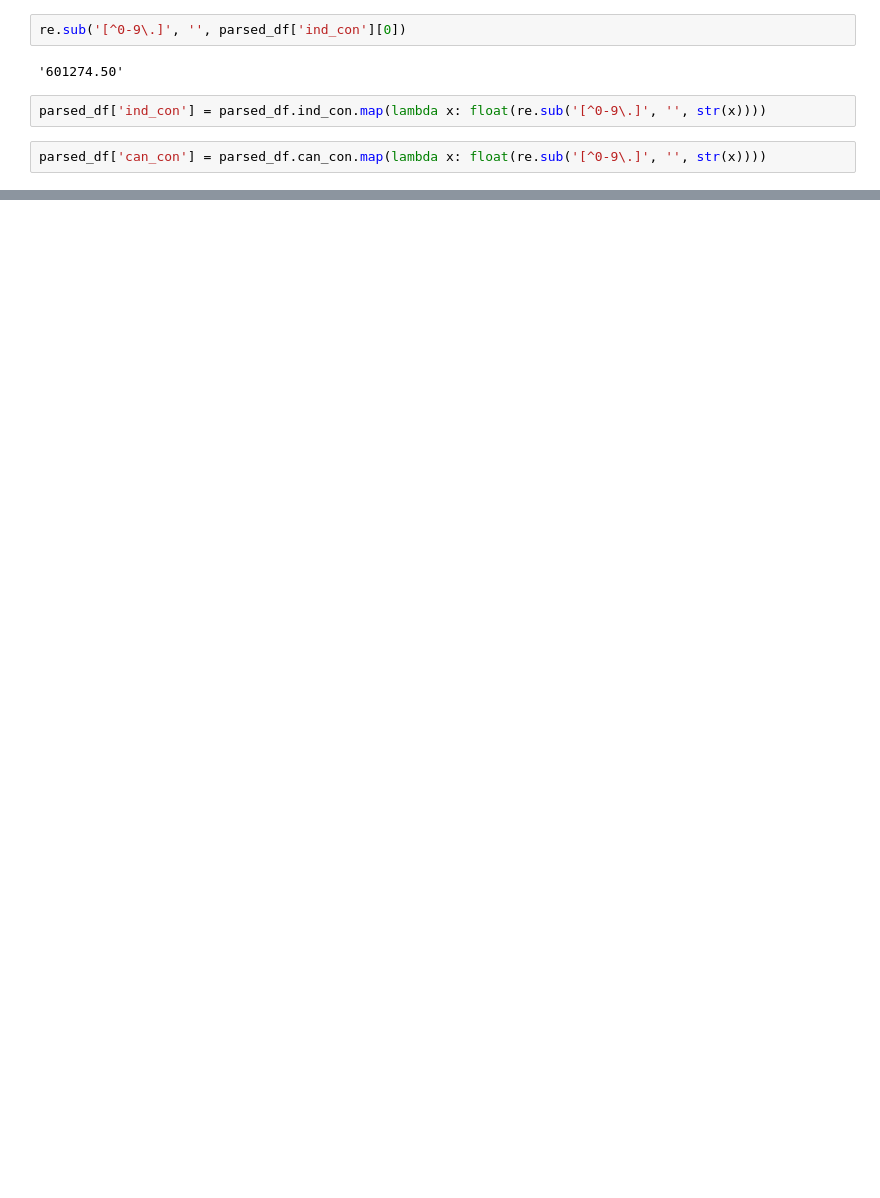
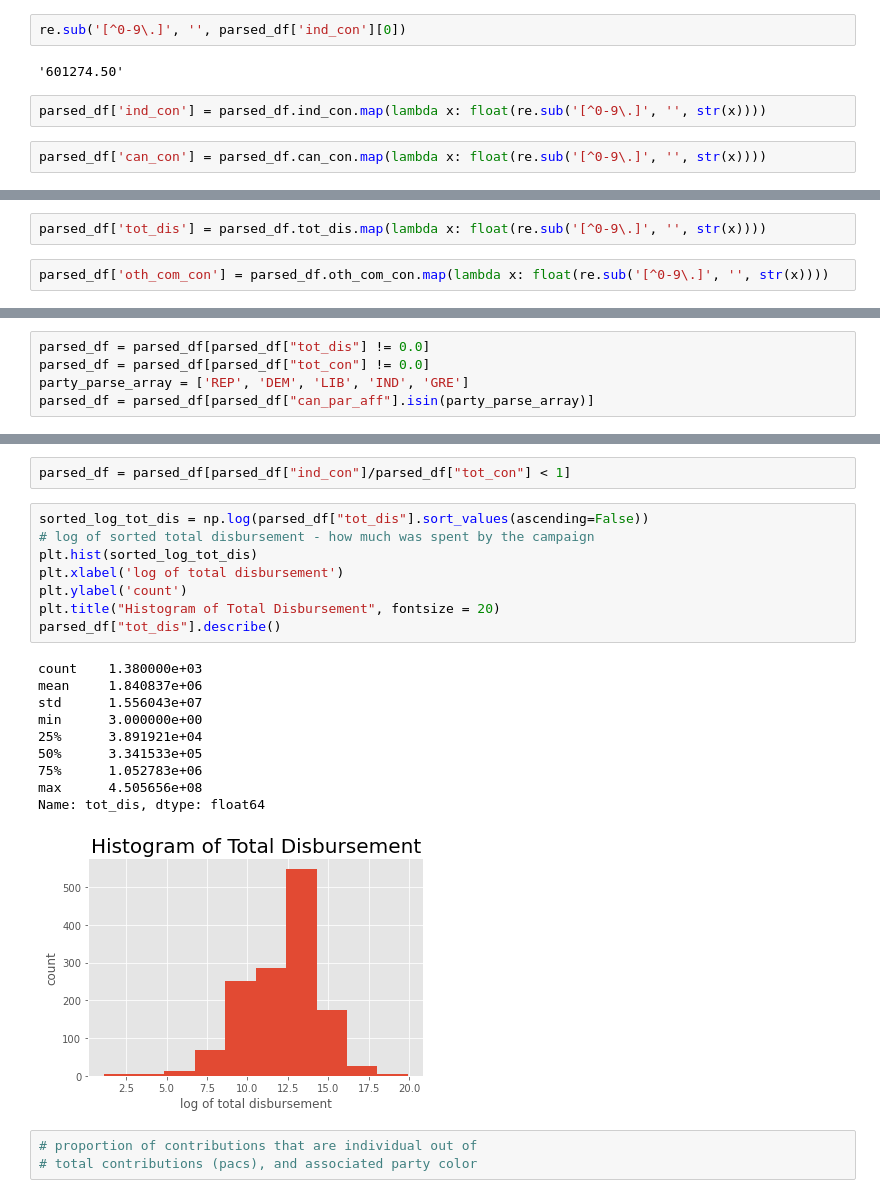
Before and after one commit to mobrien829/python-project-nycdsa, a Jupyter notebook: data_analysis.ipynb, the cells around one changed output, grey strips where cells are left out. Saved outputs shown, nothing was run; the diff lists cells and outputs as text; blank space fills up the shorter version.

```diff
--- a/data_analysis.ipynb
+++ b/data_analysis.ipynb
@@ -104,0 +93,4 @@ parsed_df['can_con'] = parsed_df.can_con.map(lambda x: float(re.sub('[^0-9\.]',
+# %%
+parsed_df['tot_dis'] = parsed_df.tot_dis.map(lambda x: float(re.sub('[^0-9\.]', '', str(x))))
+# %%
+parsed_df['oth_com_con'] = parsed_df.oth_com_con.map(lambda x: float(re.sub('[^0-9\.]', '', str(x))))
@@ -104,0 +104,5 @@ parsed_df['can_con'] = parsed_df.can_con.map(lambda x: float(re.sub('[^0-9\.]',
+# %%
+parsed_df = parsed_df[parsed_df["tot_dis"] != 0.0]
+parsed_df = parsed_df[parsed_df["tot_con"] != 0.0]
+party_parse_array = ['REP', 'DEM', 'LIB', 'IND', 'GRE']
+parsed_df = parsed_df[parsed_df["can_par_aff"].isin(party_parse_array)]
@@ -104,0 +149,24 @@ parsed_df['can_con'] = parsed_df.can_con.map(lambda x: float(re.sub('[^0-9\.]',
+# %%
+parsed_df = parsed_df[parsed_df["ind_con"]/parsed_df["tot_con"] < 1]
+# %%
+sorted_log_tot_dis = np.log(parsed_df["tot_dis"].sort_values(ascending=False))
+# log of sorted total disbursement - how much was spent by the campaign
+plt.hist(sorted_log_tot_dis)
+plt.xlabel('log of total disbursement')
+plt.ylabel('count')
+plt.title("Histogram of Total Disbursement", fontsize = 20)
+parsed_df["tot_dis"].describe()
+# %% [output]
+count    1.380000e+03
+mean     1.840837e+06
+std      1.556043e+07
+min      3.000000e+00
+25%      3.891921e+04
+50%      3.341533e+05
+75%      1.052783e+06
+max      4.505656e+08
+Name: tot_dis, dtype: float64
+[figure, added]
+# %%
+# proportion of contributions that are individual out of
+# total contributions (pacs), and associated party color
```
Also changed, not shown: parts of 25 cells of this notebook.
